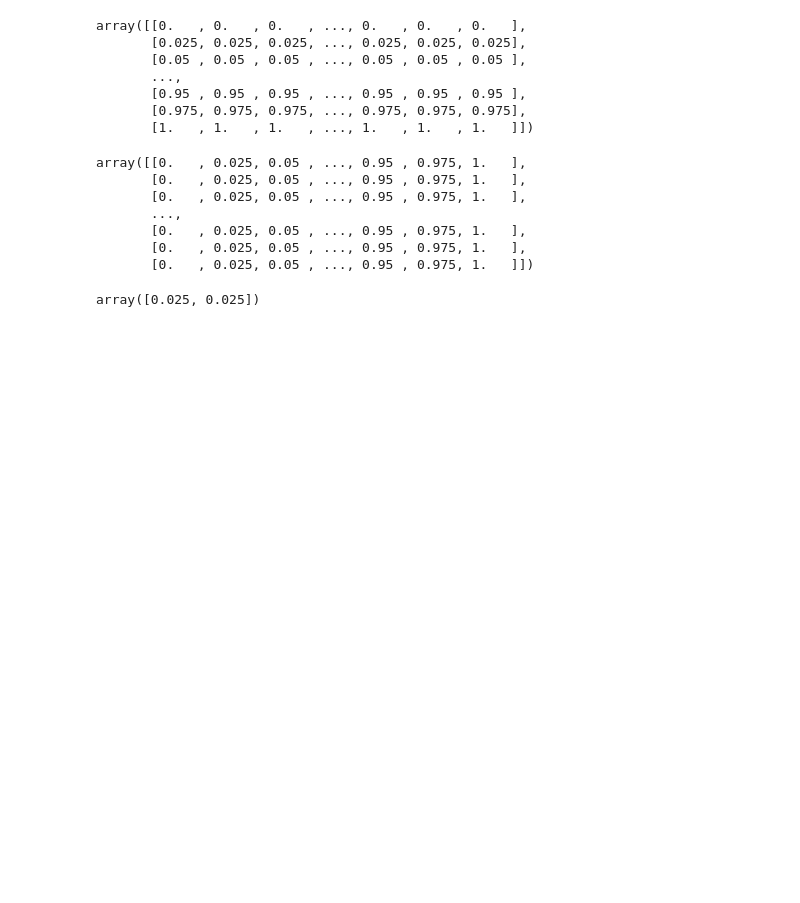
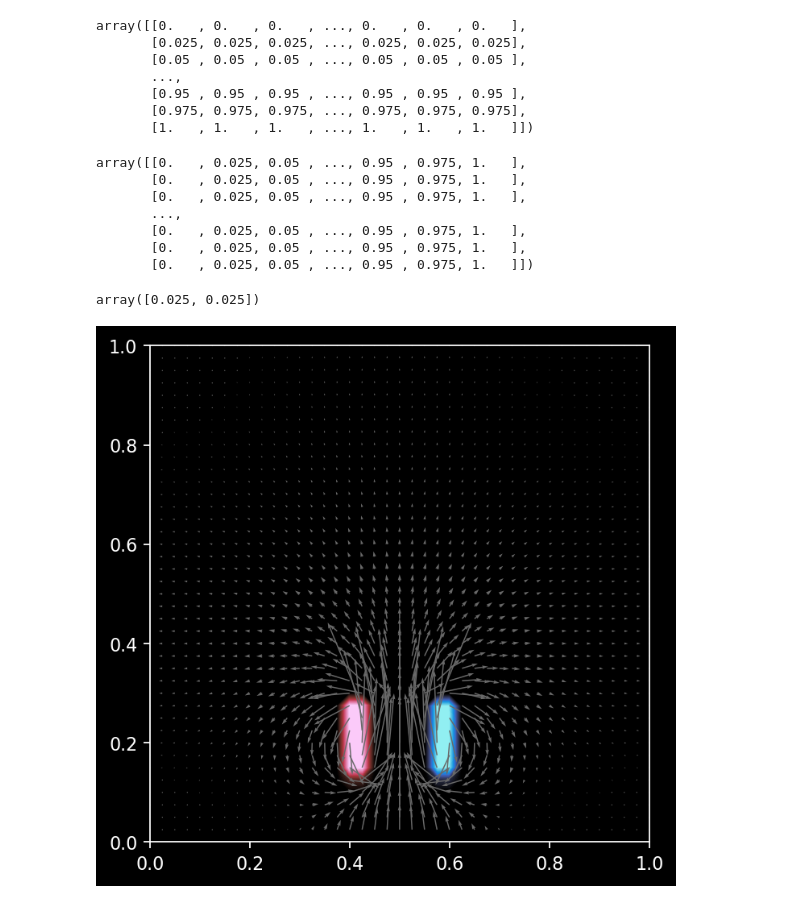
Before and after one commit to piyamure/Physics_sim, a Jupyter notebook: stable_fluids.ipynb, the cells around one changed output. Drawn from its saved outputs; the diff is of its cells as text; code cells hidden in the pictures; blank space fills up the shorter version.

Commit message:
completed code with vector graphs

```diff
--- a/stable_fluids.ipynb
+++ b/stable_fluids.ipynb
@@ -264,3 +264,87 @@ def poisson_operator(field_flattened):
     poisson_applied = laplace(field)
 
     return poisson_applied.flatten()
+# %%
+time_current = 0.0
+velocities_prev = np.zeros(vector_shape)
+
+plt.style.use("dark_background")
+plt.figure(figsize=(5, 5), dpi=160)
+
+for i in tqdm(range(N_TIME_STEPS)):
+        time_current += TIME_STEP_LENGTH
+        # apply the force (on a specific region of coordinated grid)
+        forces = forcing_function_vectorized(
+            time_current,
+            coordinates,
+        )
+
+        # (1) The velocity after the force is applied
+        velocities_forces_applied = (
+            velocities_prev
+            +
+            TIME_STEP_LENGTH
+            *
+            forces
+        )
+
+        # (2) Nonlinear convection (=self-advection)
+        velocities_advected = advect(
+            field=velocities_forces_applied,
+            vector_field=velocities_forces_applied,
+        )
+
+        # (3) Diffuse
+        velocities_diffused = splinalg.cg(
+            A=splinalg.LinearOperator(
+                shape=(vector_dof, vector_dof),
+                matvec=diffusion_operator,
+            ),
+            b=velocities_advected.flatten(),
+            maxiter=MAX_ITER_CG,
+        )[0].reshape(vector_shape)
+
+        # (4.1) Compute a pressure correction
+        pressure = splinalg.cg(
+            A=splinalg.LinearOperator(
+                shape=(scalar_dof, scalar_dof),
+                matvec=poisson_operator,
+            ),
+            b=divergence(velocities_diffused).flatten(),
+            maxiter=MAX_ITER_CG,
+        )[0].reshape(scalar_shape)
+
+        # (4.2) Correct the velocities to be incompressible
+        velocities_projected = (
+            velocities_diffused
+            -
+            gradient(pressure)
+        )
+
+        # Advance to next time step
+        velocities_prev = velocities_projected
+
+        # Plot
+        curl = curl_2d(velocities_projected)
+        plt.contourf(
+            X,
+            Y,
+            curl,
+            cmap=cmr.redshift,
+            levels=100,
+        )
+        plt.quiver(
+            X,
+            Y,
+            velocities_projected[..., 0],
+            velocities_projected[..., 1],
+            color="dimgray",
+        )
+
+        if i%20 ==0:
+            plt.draw()
+            plt.pause(0.0001)
+            plt.clf()
+            plt.show()
+# %% [output]
+[figure, added]
```
Also changed, not shown: parts of 4 cells of this notebook, 1 other file.
